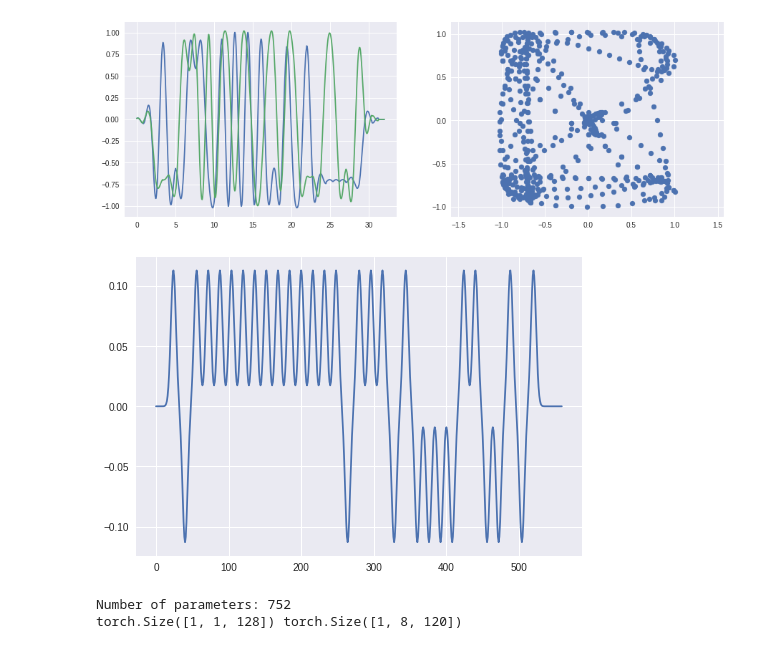
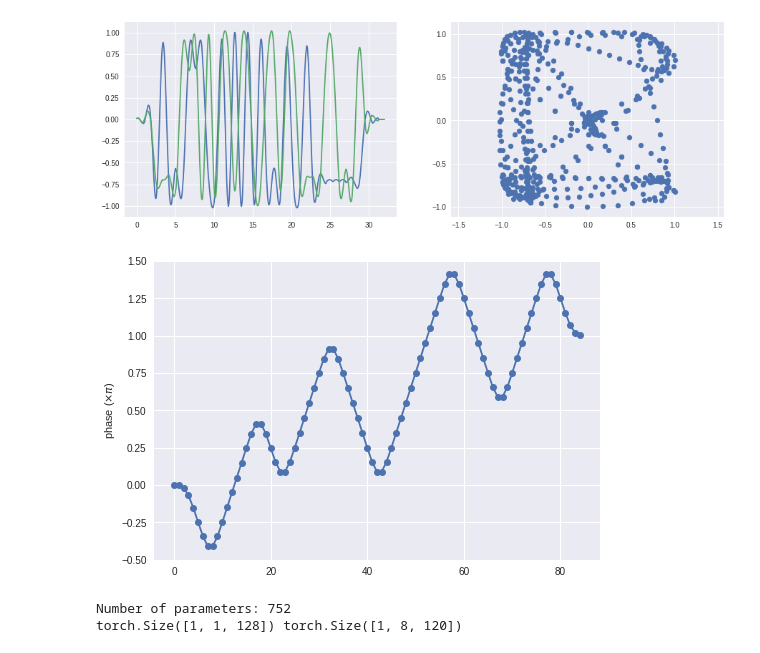
Before and after one commit to planewave/RF_neural_net, a Jupyter notebook: play_ground.ipynb, the cells around one changed output. Saved outputs shown, nothing was run; the diff lists cells and outputs as text; code cells hidden in the pictures.

```diff
--- a/play_ground.ipynb
+++ b/play_ground.ipynb
@@ -111,21 +113,31 @@ plt.show()
 # %%
 # GFSK generator
 bt = 0.6  # bandwidth time product
 mi = 0.5  # modulation index, phase change in one bit
-span  = 3
+SYMB = 16
+sps = 5
 msg = np.random.randint(0, 2, SYMB) # 0~1
-sig_mod = msg*2-1
-sig_up = upsample(sig_mod, sps)
-gaus = gaussdesign(bt,span,sps)
-sig_pulse = np.convolve(sig_up, gaus)
-plt.plot(sig_pulse)
+freq = msg*2-1.0
+
+freq = upsample(freq, sps, zeros=False)
+gaus = gaussdesign(bt,span=1,sps=sps)
+
+freq_gaus = np.convolve(freq, gaus)
+# plt.plot(sig_up, marker='o')
+# plt.show()
+
+phase = np.zeros_like(freq_gaus)
+
+for idx in range(freq_gaus.size-1):
+    phase[idx+1] = phase[idx] + np.pi/sps*mi*freq_gaus[idx]
+
+plt.plot(phase/np.pi, marker='o')
+plt.ylabel('phase ('r'$\times \pi$)')
 plt.show()
 
-
-# phase = 2*np.pi*mi
 # sig = np.exp(1j*phase)
 # %% [output]
-[figure, old version]
+[figure, new version]
 # %%
 class CVcnn(torch.nn.Module):
     def __init__(self):
```
Also changed, not shown: parts of 1 cell of this notebook.
